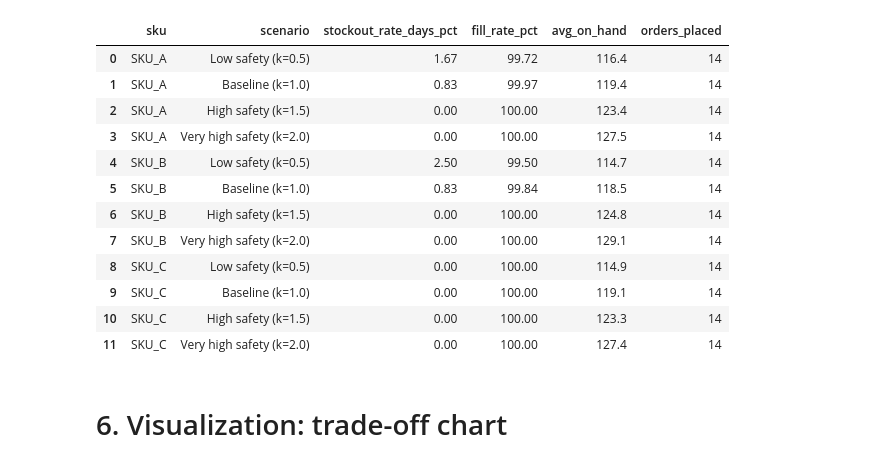
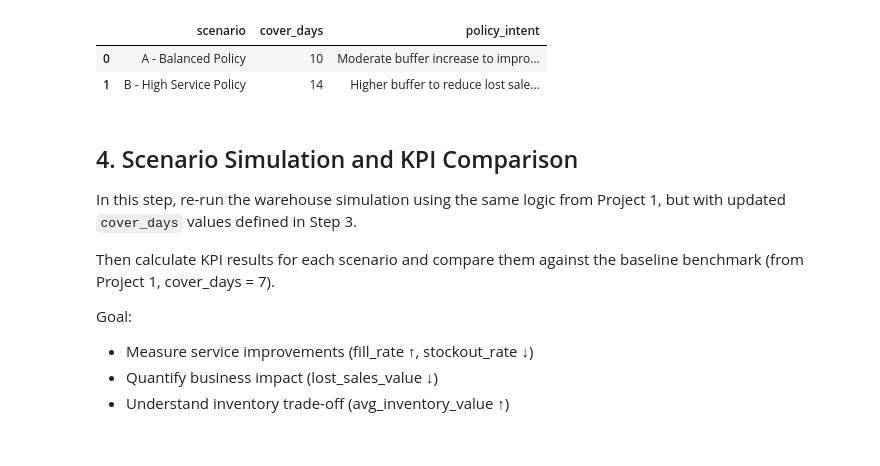
Before and after one commit to junijun/data-analytics-portfolio, a Jupyter notebook: InventoryOptimization/notebooks/inventory_optimization_scenarios.ipynb, the cells around one changed output. Saved outputs shown, nothing was run; the diff lists cells and outputs as text; code cells hidden in the pictures.

```diff
--- a/InventoryOptimization/notebooks/inventory_optimization_scenarios.ipynb
+++ b/InventoryOptimization/notebooks/inventory_optimization_scenarios.ipynb
@@ -180,21 +122,30 @@ results_df
 # %%
-summary = results_df.sort_values(["sku", "k"])[
-    ["sku", "scenario", "stockout_rate_days_pct", "fill_rate_pct", "avg_on_hand", "orders_placed"]
-]
-summary
+import pandas as pd
+
+scenario_table = pd.DataFrame({
+    "scenario": ["A - Balanced Policy", "B - High Service Policy"],
+    "cover_days": [10, 14],
+    "policy_intent": [
+        "Moderate buffer increase to improve service level with limited inventory growth",
+        "Higher buffer to reduce lost sales and stockouts, with higher inventory investment"
+    ]
+})
+
+scenario_table
 # %% [output]
-|  | sku | scenario | stockout_rate_days_pct | fill_rate_pct | avg_on_hand | orders_placed |
-| 0 | SKU_A | Low safety (k=0.5) | 1.67 | 99.72 | 116.4 | 14 |
-| 1 | SKU_A | Baseline (k=1.0) | 0.83 | 99.97 | 119.4 | 14 |
-| 2 | SKU_A | High safety (k=1.5) | 0.00 | 100.00 | 123.4 | 14 |
-| 3 | SKU_A | Very high safety (k=2.0) | 0.00 | 100.00 | 127.5 | 14 |
-| 4 | SKU_B | Low safety (k=0.5) | 2.50 | 99.50 | 114.7 | 14 |
-| 5 | SKU_B | Baseline (k=1.0) | 0.83 | 99.84 | 118.5 | 14 |
-| 6 | SKU_B | High safety (k=1.5) | 0.00 | 100.00 | 124.8 | 14 |
-| 7 | SKU_B | Very high safety (k=2.0) | 0.00 | 100.00 | 129.1 | 14 |
-| 8 | SKU_C | Low safety (k=0.5) | 0.00 | 100.00 | 114.9 | 14 |
-| 9 | SKU_C | Baseline (k=1.0) | 0.00 | 100.00 | 119.1 | 14 |
-| 10 | SKU_C | High safety (k=1.5) | 0.00 | 100.00 | 123.3 | 14 |
-| 11 | SKU_C | Very high safety (k=2.0) | 0.00 | 100.00 | 127.4 | 14 |
+|  | scenario | cover_days | policy_intent |
+| 0 | A - Balanced Policy | 10 | Moderate buffer increase to impro... |
+| 1 | B - High Service Policy | 14 | Higher buffer to reduce lost sale... |
 # %% [markdown]
-# 6. Visualization: trade-off chart
+## 4. Scenario Simulation and KPI Comparison
+
+In this step, re-run the warehouse simulation using the same logic from Project 1,
+but with updated `cover_days` values defined in Step 3.
+
+Then calculate KPI results for each scenario and compare them against the baseline benchmark
+(from Project 1, cover_days = 7).
+
+Goal:
+- Measure service improvements (fill_rate ↑, stockout_rate ↓)
+- Quantify business impact (lost_sales_value ↓)
+- Understand inventory trade-off (avg_inventory_value ↑)
```
Also changed, not shown: parts of 38 cells of this notebook, 3 other files.
